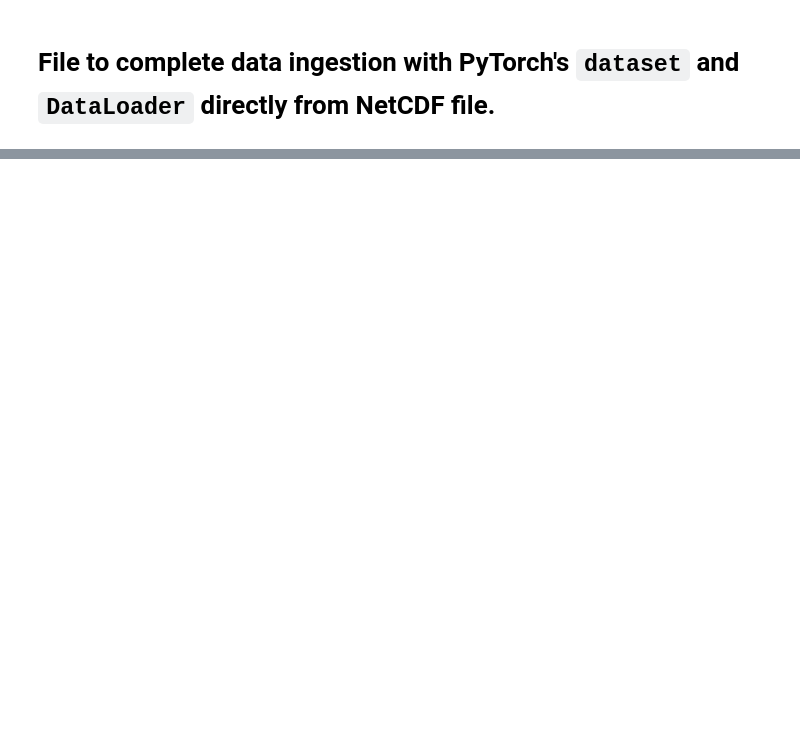
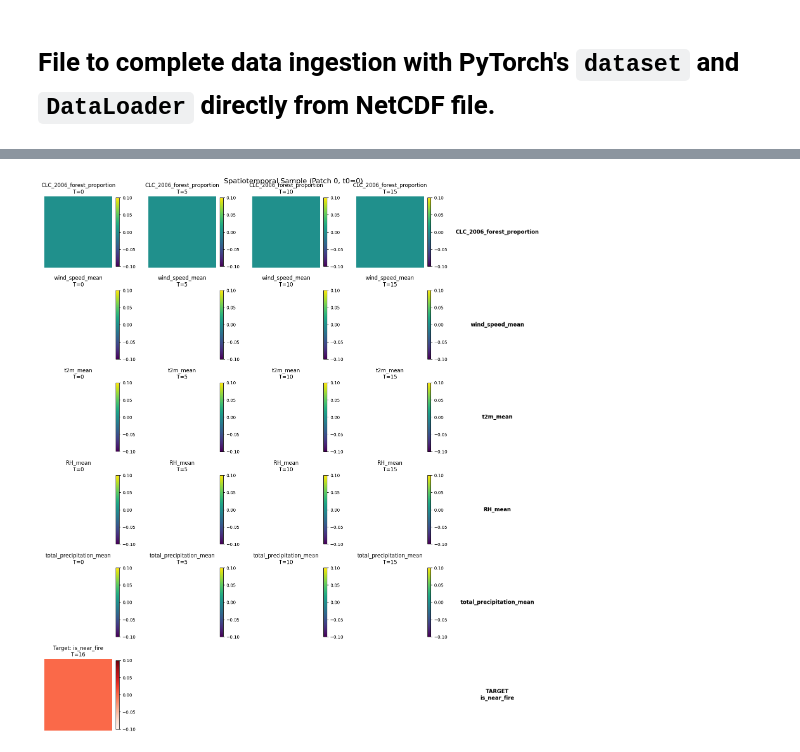
Before and after one commit to curiousdata/catalonia-wildfire-prediction, a Jupyter notebook: data-ingestion.ipynb, the cells around one changed output, grey strips where cells are left out. Cells and saved outputs as stored; diff of their text form; code cells hidden in the pictures; blank space fills up the shorter version.

Commit message:
add data-ingestion notebook

```diff
--- a/data-ingestion.ipynb
+++ b/data-ingestion.ipynb
@@ -60,9 +60,9 @@ class SpatioTemporalDataset(Dataset):
         self.ds = xr.open_dataset(self.data_path, decode_times=True)
 
         # Basic dimension info
-        self.time_len = int(self.ds.dims["time"])
-        self.y_len = int(self.ds.dims["y"])
-        self.x_len = int(self.ds.dims["x"])
+        self.time_len = int(self.ds.sizes["time"])
+        self.y_len = int(self.ds.sizes["y"])
+        self.x_len = int(self.ds.sizes["x"])
 
         # Choose predictor variables
         if predictor_variables is None:
@@ -169,7 +169,7 @@ dataset = SpatioTemporalDataset(
     stride=1,
     patch_size=64,
     target_variable="is_near_fire",
-    predictor_variables=["temp_2m", "wind_speed", "humidity"],  # example
+    predictor_variables=["CLC_2006_forest_proportion", "wind_speed_mean", "t2m_mean", "RH_mean", "total_precipitation_mean"],
 )
 
 loader = DataLoader(
@@ -188,0 +243,68 @@ KeyError: 'temp_2m'
+# %%
+# Step 2: Visualize the Data
+import matplotlib.pyplot as plt
+import matplotlib.patches as patches
+
+def visualize_spatiotemporal_batch(batch, sample_idx=0, time_steps_to_show=4):
+    """
+    Visualize a spatiotemporal sample from the batch
+    """
+    inputs = batch["inputs"][sample_idx]    # (T, C, H, W)
+    target = batch["target"][sample_idx]    # (H, W)
+    t0 = batch["t0"][sample_idx].item()
+
+    T, C, H, W = inputs.shape
+
+    # Select time steps to visualize (evenly spaced)
+    time_indices = np.linspace(0, T-1, time_steps_to_show, dtype=int)
+
+    # Create subplot grid
+    fig, axes = plt.subplots(C + 1, time_steps_to_show + 1,
+                           figsize=(16, 3*(C+1)))
+
+    if C == 1:  # Handle single channel case
+        axes = axes.reshape(1, -1)
+
+    # Plot input channels across time
+    for c in range(C):
+        var_name = dataset.predictor_variables[c]
+
+        for i, t in enumerate(time_indices):
+            ax = axes[c, i]
+
+            data = inputs[t, c, :, :].numpy()
+            im = ax.imshow(data, cmap='viridis', aspect='auto')
+            ax.set_title(f'{var_name}\nT={t0+t}')
+            ax.axis('off')
+            plt.colorbar(im, ax=ax, fraction=0.046)
+
+        # Show channel name in last column
+        axes[c, -1].text(0.5, 0.5, var_name, ha='center', va='center',
+                         fontsize=12, weight='bold',
+                         transform=axes[c, -1].transAxes)
+        axes[c, -1].axis('off')
+
+    # Plot target in bottom row
+    for i in range(time_steps_to_show):
+        ax = axes[-1, i]
+        if i == 0:  # Only show target in first position
+            im = ax.imshow(target.numpy(), cmap='Reds', aspect='auto')
+            ax.set_title(f'Target: {dataset.target_variable}\nT={t0+T}')
+            plt.colorbar(im, ax=ax, fraction=0.046)
+        ax.axis('off')
+
+    # Target label
+    axes[-1, -1].text(0.5, 0.5, f'TARGET\n{dataset.target_variable}',
+                     ha='center', va='center', fontsize=12, weight='bold',
+                     transform=axes[-1, -1].transAxes)
+    axes[-1, -1].axis('off')
+
+    plt.suptitle(f'Spatiotemporal Sample (Patch {sample_idx}, t0={t0})',
+                fontsize=16, y=0.98)
+    plt.tight_layout()
+    plt.show()
+
+# Visualize first sample
+visualize_spatiotemporal_batch(batch, sample_idx=0, time_steps_to_show=4)
+# %% [output]
+[figure, added]
```
Also changed, not shown: parts of 3 cells of this notebook.
